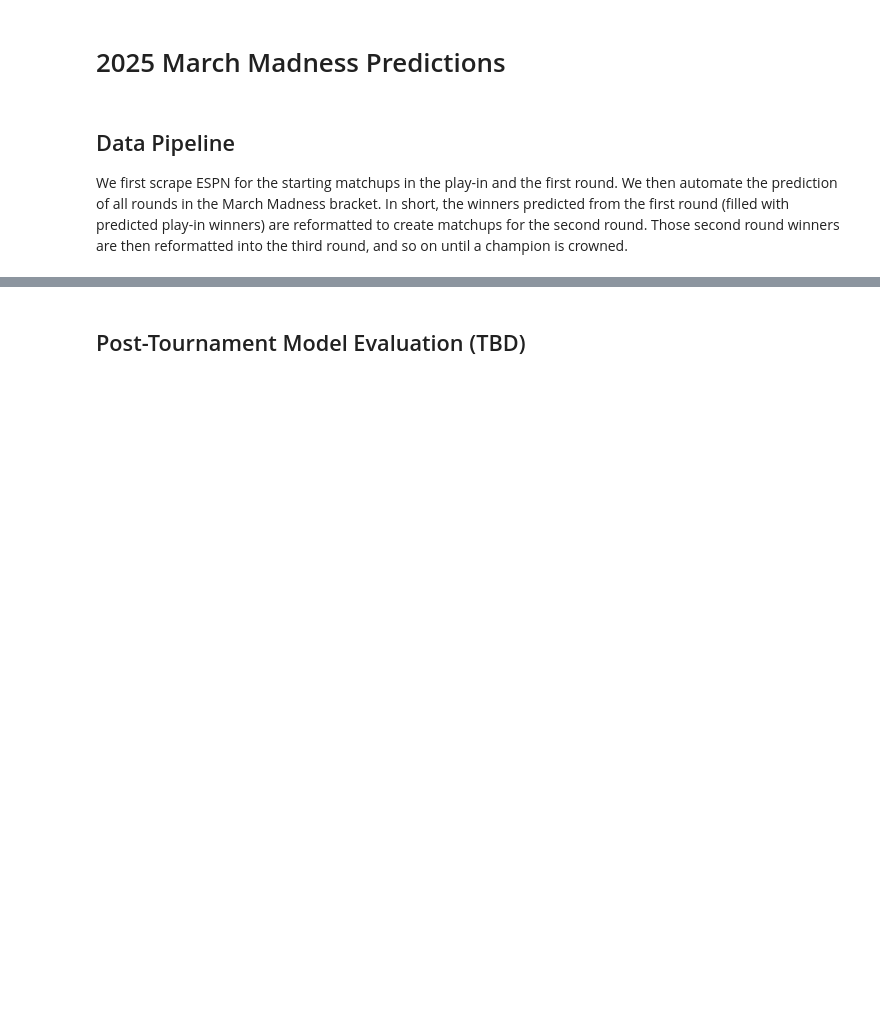
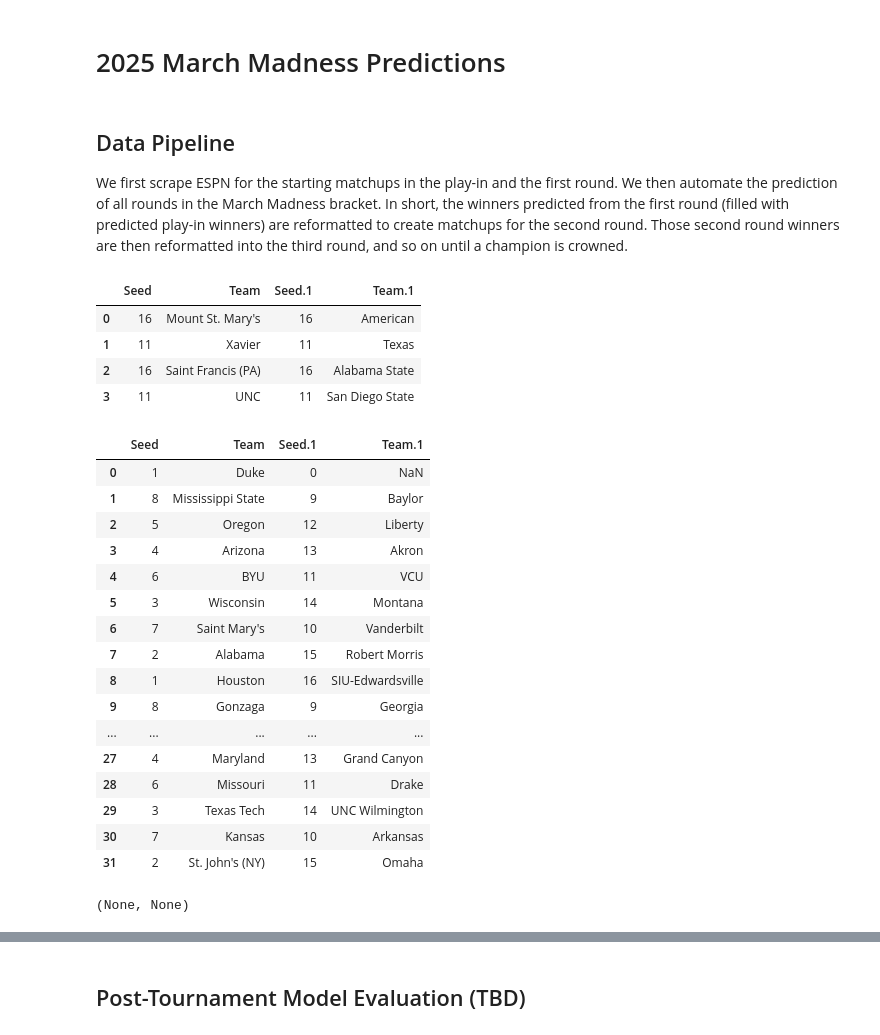
Before and after one commit to matthew-agard/March-Madness-Predictions, a Jupyter notebook: 2025/2025_March_Madness_Predictions.ipynb, the cells around one changed output, grey strips where cells are left out. Saved outputs shown, nothing was run; the diff lists cells and outputs as text; code cells hidden in the pictures; blank space fills up the shorter version.

Commit message:
Finalize 2025 March Madness Predictions

```diff
--- a/2025/2025_March_Madness_Predictions.ipynb
+++ b/2025/2025_March_Madness_Predictions.ipynb
@@ -416,22 +601,44 @@ We first scrape ESPN for the starting matchups in the play-in and the first roun
 # %%
 # Check if the starting bracket CSV exists, if it doesn't then create it
 try:
     curr_bracket_df = pd.read_csv(f'{curr_year}_march_madness_curr_start_bracket.csv')
 except FileNotFoundError:
     curr_bracket_df = fetch.get_current_bracket(curr_year)
     curr_bracket_df.to_csv(f'{curr_year}_march_madness_curr_start_bracket.csv', index=False)
     raise ValueError("Manually add First Four matchups to starting bracket before resuming program execution")
 
 # Extract play-in matchups
 play_in = curr_bracket_df[:4]
 
 # Extract first round matchups
 first_round = curr_bracket_df[4:]
-# Reorder to ensure Final Four region matchups are correct
-first_round = pd.concat([first_round.iloc[:8], first_round.iloc[24:], first_round.iloc[8:24]], axis=0)
 first_round.index = range(len(first_round))
 
 display(play_in), display(first_round)
+# %% [output]
+|  | Seed | Team | Seed.1 | Team.1 |
+| 0 | 16 | Mount St. Mary's | 16 | American |
+| 1 | 11 | Xavier | 11 | Texas |
+| 2 | 16 | Saint Francis (PA) | 16 | Alabama State |
+| 3 | 11 | UNC | 11 | San Diego State |
+|  | Seed | Team | Seed.1 | Team.1 |
+| 0 | 1 | Duke | 0 | NaN |
+| 1 | 8 | Mississippi State | 9 | Baylor |
+| 2 | 5 | Oregon | 12 | Liberty |
+| 3 | 4 | Arizona | 13 | Akron |
+| 4 | 6 | BYU | 11 | VCU |
+| 5 | 3 | Wisconsin | 14 | Montana |
+| 6 | 7 | Saint Mary's | 10 | Vanderbilt |
+| 7 | 2 | Alabama | 15 | Robert Morris |
+| 8 | 1 | Houston | 16 | SIU-Edwardsville |
+| 9 | 8 | Gonzaga | 9 | Georgia |
+| ... | ... | ... | ... | ... |
+| 27 | 4 | Maryland | 13 | Grand Canyon |
+| 28 | 6 | Missouri | 11 | Drake |
+| 29 | 3 | Texas Tech | 14 | UNC Wilmington |
+| 30 | 7 | Kansas | 10 | Arkansas |
+| 31 | 2 | St. John's (NY) | 15 | Omaha |
+(None, None)
 # %%
 # Create DataFrame with all March Madness predictions
 bracket_preds = bracket_pipeline(curr_year, play_in, first_round, best_model, data_cuts, null_drops)
```
Also changed, not shown: parts of 28 cells of this notebook.
